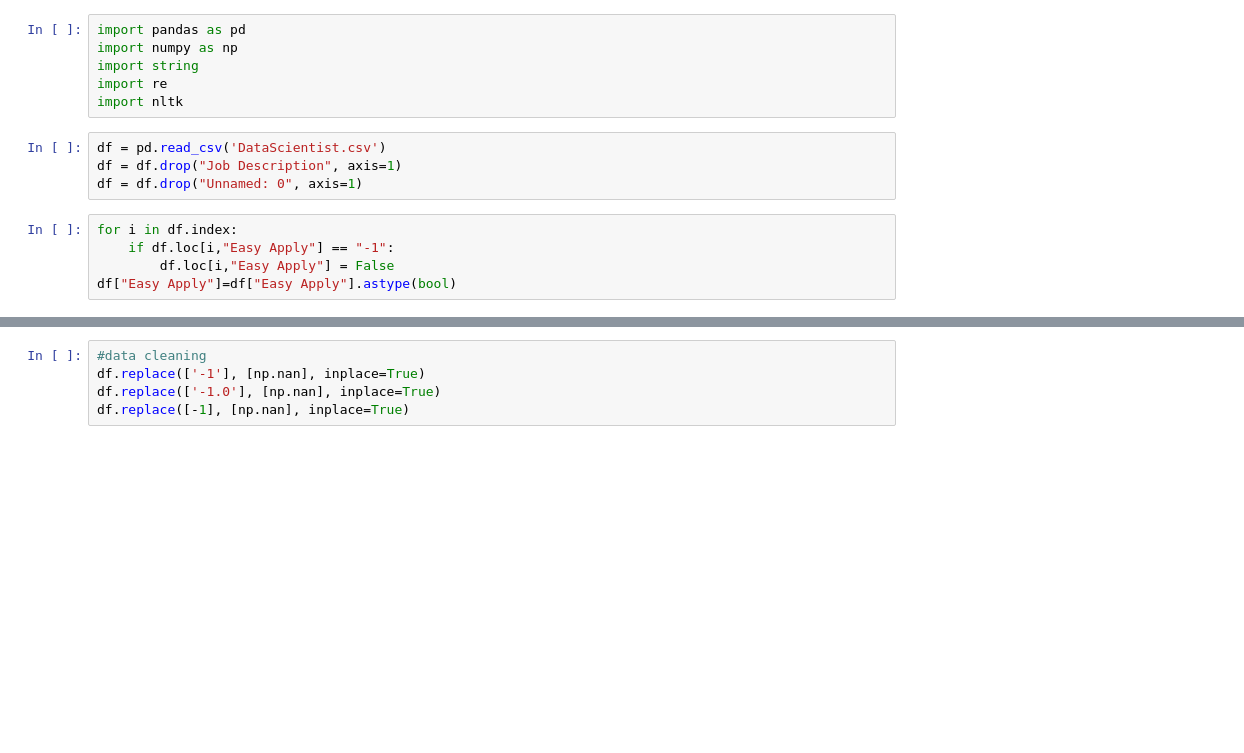
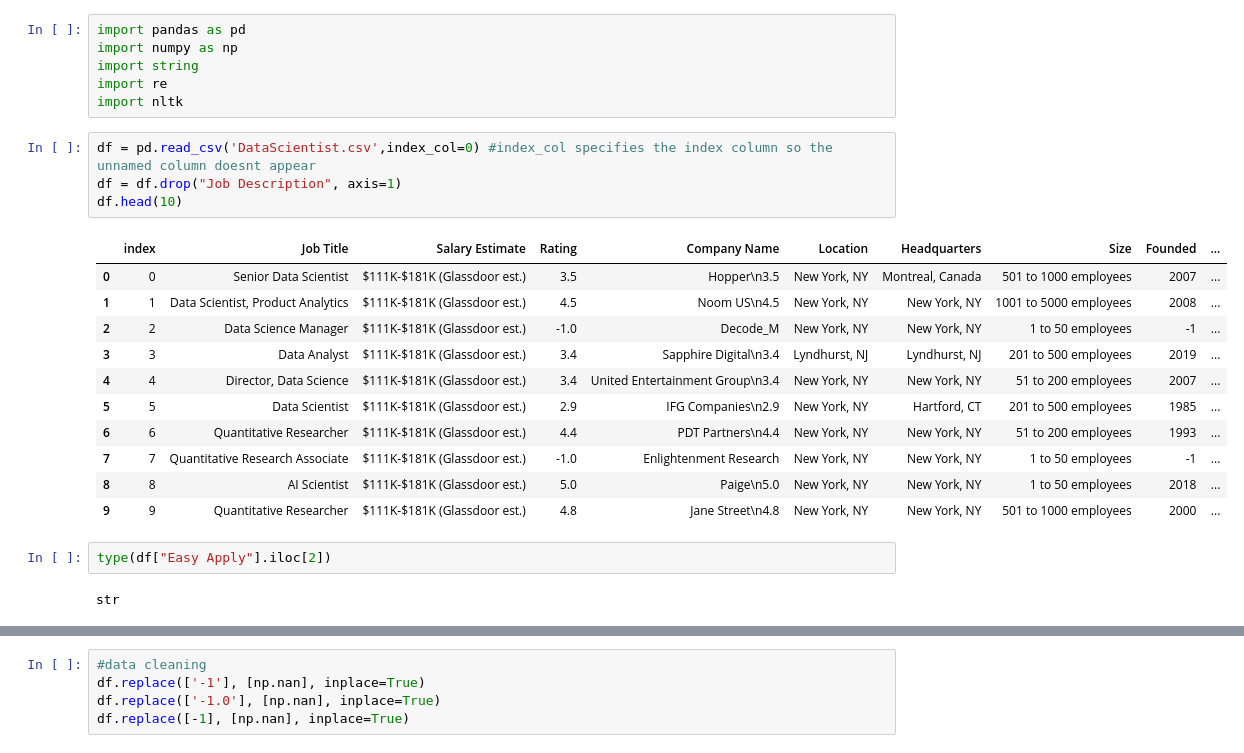
Before and after one commit to AnesSym/internship-project-data-analysis, a Jupyter notebook: cleaning_dataset.ipynb, the cells around one changed output, grey strips where cells are left out. Drawn from its saved outputs; the diff is of its cells as text; blank space fills up the shorter version.

```diff
--- a/cleaning_dataset.ipynb
+++ b/cleaning_dataset.ipynb
@@ -5,11 +5,22 @@ import string
 import re
 import nltk
 # %%
-df = pd.read_csv('DataScientist.csv')
+df = pd.read_csv('DataScientist.csv',index_col=0) #index_col specifies the index column so the unnamed column doesnt appear
 df = df.drop("Job Description", axis=1)
-df = df.drop("Unnamed: 0", axis=1)
+df.head(10)
+# %% [output]
+|  | index | Job Title | Salary Estimate | Rating | Company Name | Location | Headquarters | Size | Founded | ... |
+| 0 | 0 | Senior Data Scientist | $111K-$181K (Glassdoor est.) | 3.5 | Hopper\n3.5 | New York, NY | Montreal, Canada | 501 to 1000 employees | 2007 | ... |
+| 1 | 1 | Data Scientist, Product Analytics | $111K-$181K (Glassdoor est.) | 4.5 | Noom US\n4.5 | New York, NY | New York, NY | 1001 to 5000 employees | 2008 | ... |
+| 2 | 2 | Data Science Manager | $111K-$181K (Glassdoor est.) | -1.0 | Decode_M | New York, NY | New York, NY | 1 to 50 employees | -1 | ... |
+| 3 | 3 | Data Analyst | $111K-$181K (Glassdoor est.) | 3.4 | Sapphire Digital\n3.4 | Lyndhurst, NJ | Lyndhurst, NJ | 201 to 500 employees | 2019 | ... |
+| 4 | 4 | Director, Data Science | $111K-$181K (Glassdoor est.) | 3.4 | United Entertainment Group\n3.4 | New York, NY | New York, NY | 51 to 200 employees | 2007 | ... |
+| 5 | 5 | Data Scientist | $111K-$181K (Glassdoor est.) | 2.9 | IFG Companies\n2.9 | New York, NY | Hartford, CT | 201 to 500 employees | 1985 | ... |
+| 6 | 6 | Quantitative Researcher | $111K-$181K (Glassdoor est.) | 4.4 | PDT Partners\n4.4 | New York, NY | New York, NY | 51 to 200 employees | 1993 | ... |
+| 7 | 7 | Quantitative Research Associate | $111K-$181K (Glassdoor est.) | -1.0 | Enlightenment Research | New York, NY | New York, NY | 1 to 50 employees | -1 | ... |
+| 8 | 8 | AI Scientist | $111K-$181K (Glassdoor est.) | 5.0 | Paige\n5.0 | New York, NY | New York, NY | 1 to 50 employees | 2018 | ... |
+| 9 | 9 | Quantitative Researcher | $111K-$181K (Glassdoor est.) | 4.8 | Jane Street\n4.8 | New York, NY | New York, NY | 501 to 1000 employees | 2000 | ... |
-# %%
-for i in df.index:
-    if df.loc[i,"Easy Apply"] == "-1":
-        df.loc[i,"Easy Apply"] = False
-df["Easy Apply"]=df["Easy Apply"].astype(bool)
+# %%
+type(df["Easy Apply"].iloc[2])
+# %% [output]
+str
```
Also changed, not shown: parts of 3 cells of this notebook.
